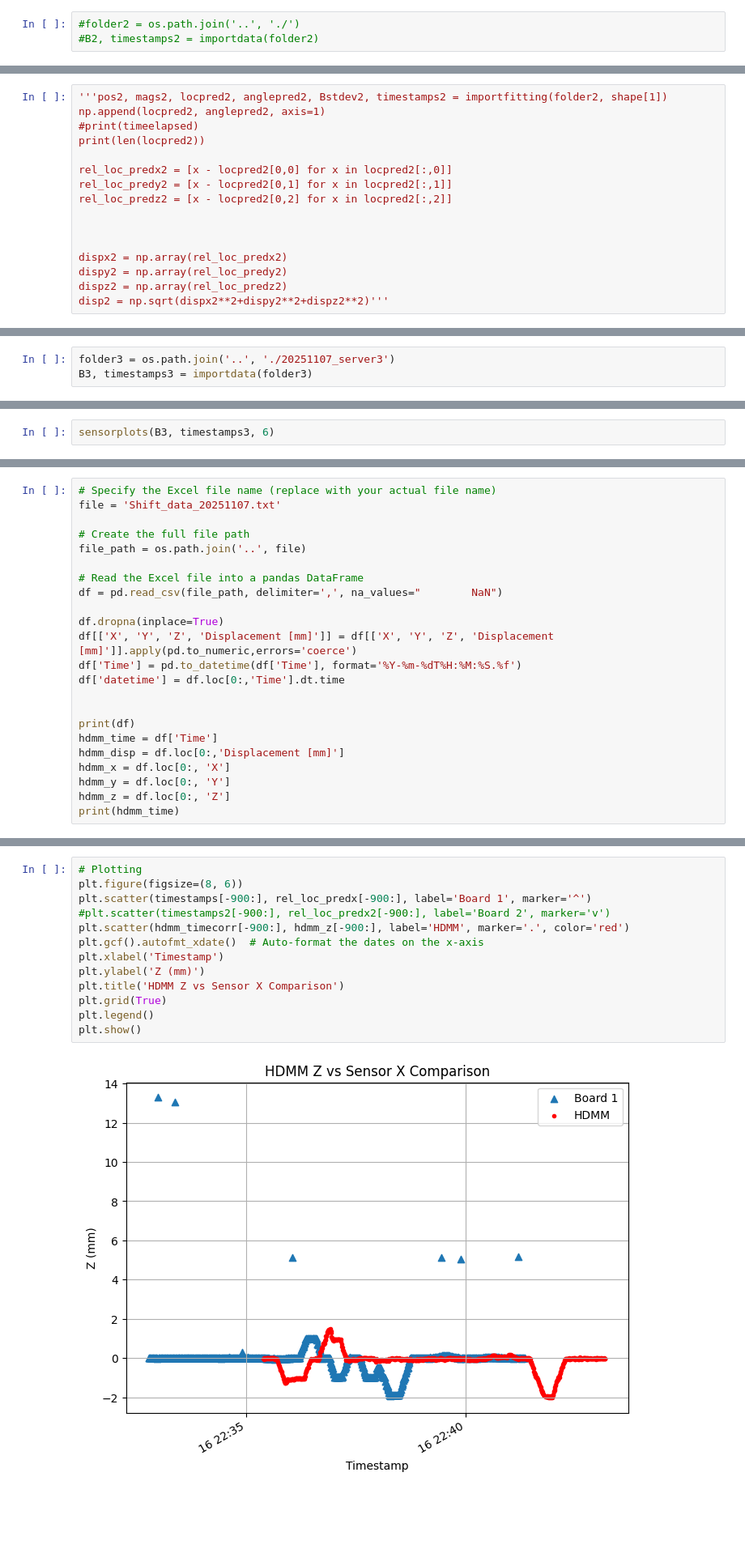
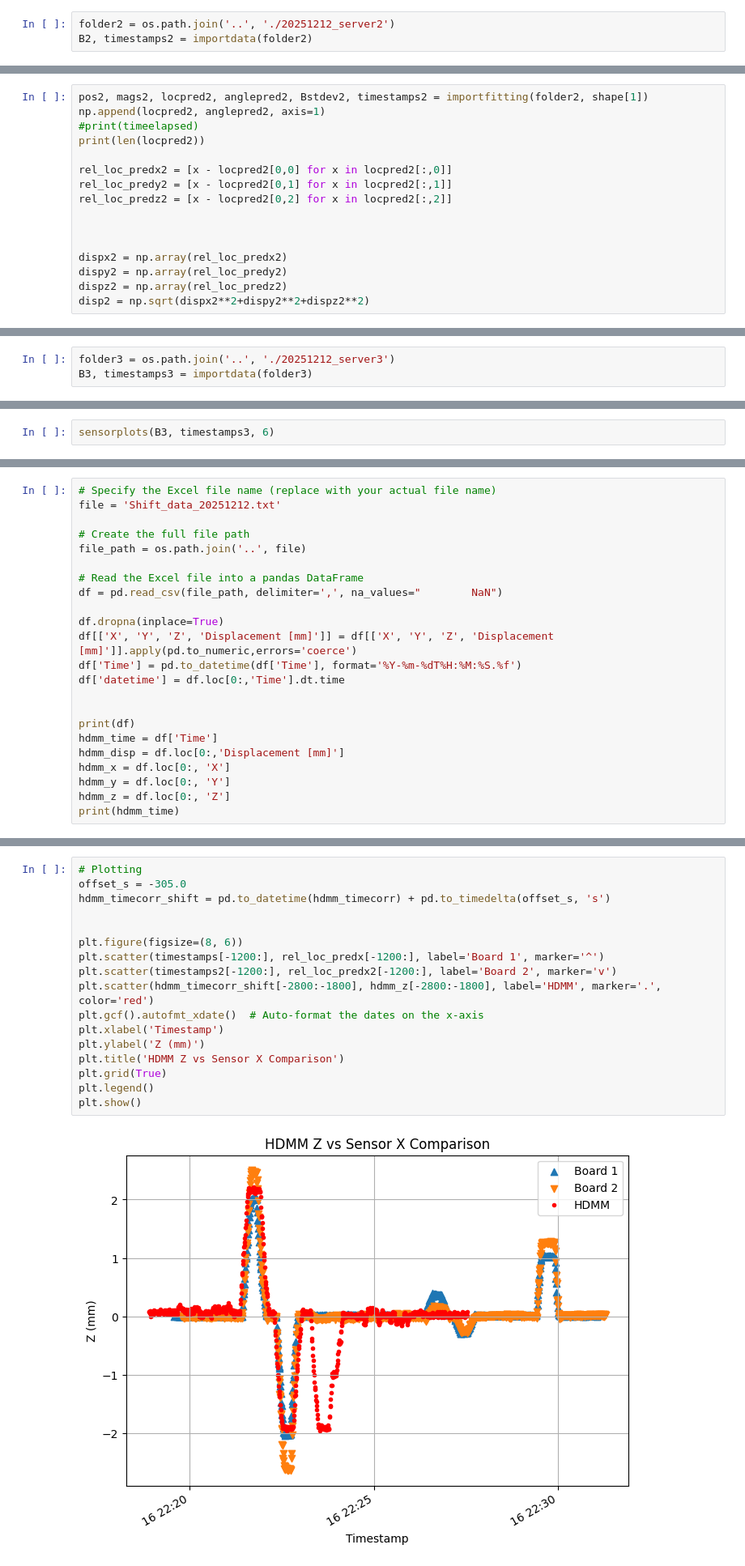
Before and after one commit to SpicedDill/magnetic-sensor-data, a Jupyter notebook: BN_Analysis/12122025_Multisensor_GK.ipynb, the cells around one changed output, grey strips where cells are left out. Shown at 81% size. Drawn from its saved outputs; the diff is of its cells as text; blank space fills up the shorter version.

```diff
--- a/BN_Analysis/12122025_Multisensor_GK.ipynb
+++ b/BN_Analysis/12122025_Multisensor_GK.ipynb
@@ -344,4 +344,4 @@ disp = np.sqrt(dispx**2+dispy**2+dispz**2)
 # %%
-#folder2 = os.path.join('..', './')
-#B2, timestamps2 = importdata(folder2)
+folder2 = os.path.join('..', './20251212_server2')
+B2, timestamps2 = importdata(folder2)
 # %%
@@ -349,5 +349,5 @@ disp = np.sqrt(dispx**2+dispy**2+dispz**2)
 # %%
-'''pos2, mags2, locpred2, anglepred2, Bstdev2, timestamps2 = importfitting(folder2, shape[1])
+pos2, mags2, locpred2, anglepred2, Bstdev2, timestamps2 = importfitting(folder2, shape[1])
 np.append(locpred2, anglepred2, axis=1)
 #print(timeelapsed)
 print(len(locpred2))
@@ -361,5 +361,5 @@ rel_loc_predz2 = [x - locpred2[0,2] for x in locpred2[:,2]]
 dispx2 = np.array(rel_loc_predx2)
 dispy2 = np.array(rel_loc_predy2)
 dispz2 = np.array(rel_loc_predz2)
-disp2 = np.sqrt(dispx2**2+dispy2**2+dispz2**2)'''
+disp2 = np.sqrt(dispx2**2+dispy2**2+dispz2**2)
 # %% [output]
@@ -367,3 +367,3 @@ disp2 = np.sqrt(dispx2**2+dispy2**2+dispz2**2)'''
 # %%
-folder3 = os.path.join('..', './20251107_server3')
+folder3 = os.path.join('..', './20251212_server3')
 B3, timestamps3 = importdata(folder3)
@@ -390,6 +424,6 @@ disp3 = np.sqrt(dispx3**2+dispy3**2+dispz3**2)
 # %%
 # Specify the Excel file name (replace with your actual file name)
-file = 'Shift_data_20251107.txt'
+file = 'Shift_data_20251212.txt'
 
 # Create the full file path
 file_path = os.path.join('..', file)
@@ -601,18 +805,22 @@ plt.grid(True); plt.legend(); plt.show()
 # %%
 # Plotting
+offset_s = -305.0
+hdmm_timecorr_shift = pd.to_datetime(hdmm_timecorr) + pd.to_timedelta(offset_s, 's')
+
+
 plt.figure(figsize=(8, 6))
-plt.scatter(timestamps[-900:], rel_loc_predx[-900:], label='Board 1', marker='^')
-#plt.scatter(timestamps2[-900:], rel_loc_predx2[-900:], label='Board 2', marker='v')
-plt.scatter(hdmm_timecorr[-900:], hdmm_z[-900:], label='HDMM', marker='.', color='red')
+plt.scatter(timestamps[-1200:], rel_loc_predx[-1200:], label='Board 1', marker='^')
+plt.scatter(timestamps2[-1200:], rel_loc_predx2[-1200:], label='Board 2', marker='v')
+plt.scatter(hdmm_timecorr_shift[-2800:-1800], hdmm_z[-2800:-1800], label='HDMM', marker='.', color='red')
 plt.gcf().autofmt_xdate()  # Auto-format the dates on the x-axis
 plt.xlabel('Timestamp')
 plt.ylabel('Z (mm)')
 plt.title('HDMM Z vs Sensor X Comparison')
 plt.grid(True)
 plt.legend()
 plt.show()
 # %% [output]
-[figure, old version]
+[figure, new version]
 # %% [markdown]
 Try multiprocessing? simultaneous multi sensor data?
 Finish 3d printing new top head mount, prototype side head mount
```
Also changed, not shown: parts of 14 cells of this notebook, 2 other files.
